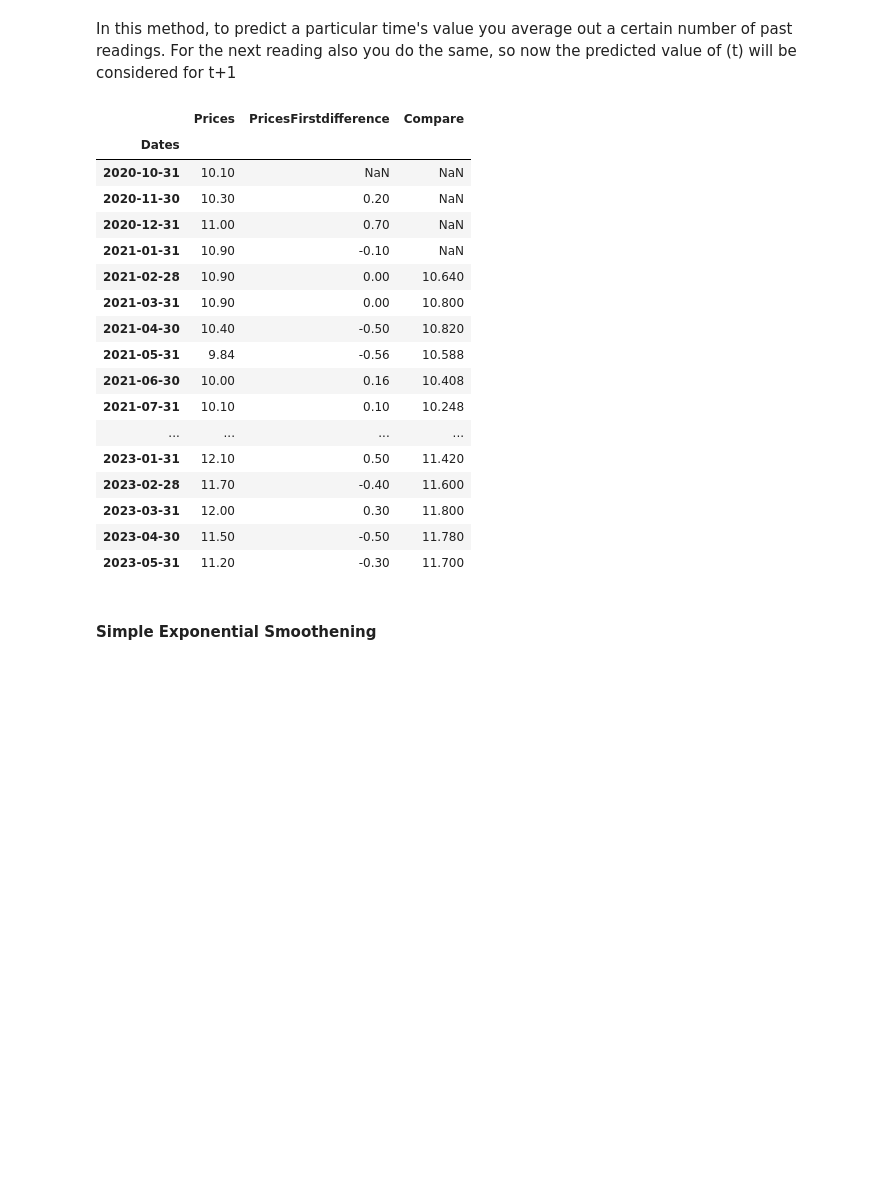
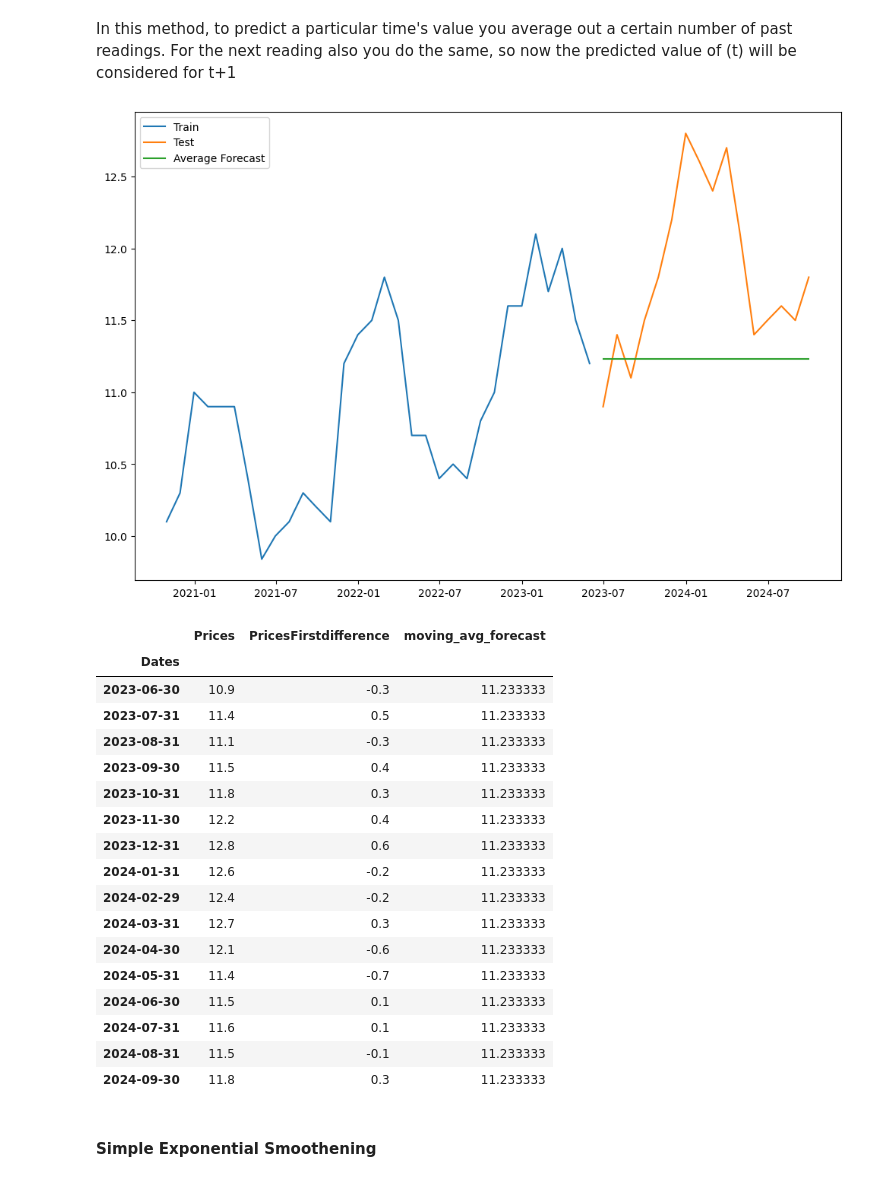
Before and after one commit to corpsedust/Python_Stuff, a Jupyter notebook: Theprojectt.ipynb, the cells around one changed output. Cells and saved outputs as stored; diff of their text form; code cells hidden in the pictures; blank space fills up the shorter version.

```diff
--- a/Theprojectt.ipynb
+++ b/Theprojectt.ipynb
@@ -478,30 +463,37 @@ print(rms)
 In this method, to predict a particular time's value you average out a certain number of past readings. For the next reading also you do the same, so now the predicted value of (t) will be considered for t+1
 # %%
 y_hat_avg = test.copy()
-y_hat_avg['moving_avg_forcast'] = train['Prices'].rolling(5).mean().iloc[-1]
+y_hat_avg['moving_avg_forecast'] = train['Prices'].rolling(12).mean().iloc[-1]
 y_hat_avg
 gg = train.copy()
-gg["Compare"] = train['Prices'].rolling(5).mean()
-gg
+gg["Compare"] = train['Prices'].rolling(12).mean()
+plt.figure(figsize = (12,8))
+plt.plot(train['Prices'], label = 'Train')
+plt.plot(test['Prices'], label = 'Test')
+plt.plot(y_hat_avg['moving_avg_forecast'], label = 'Average Forecast')
+plt.legend(loc = 'best')
+plt.show()
+y_hat_avg
 # %% [output]
+[figure, added]
-|  | Prices | PricesFirstdifference | Compare |
+|  | Prices | PricesFirstdifference | moving_avg_forecast |
 | Dates |  |  |  |
-| 2020-10-31 | 10.10 | NaN | NaN |
-| 2020-11-30 | 10.30 | 0.20 | NaN |
-| 2020-12-31 | 11.00 | 0.70 | NaN |
-| 2021-01-31 | 10.90 | -0.10 | NaN |
-| 2021-02-28 | 10.90 | 0.00 | 10.640 |
-| 2021-03-31 | 10.90 | 0.00 | 10.800 |
-| 2021-04-30 | 10.40 | -0.50 | 10.820 |
-| 2021-05-31 | 9.84 | -0.56 | 10.588 |
-| 2021-06-30 | 10.00 | 0.16 | 10.408 |
-| 2021-07-31 | 10.10 | 0.10 | 10.248 |
-| ... | ... | ... | ... |
-| 2023-01-31 | 12.10 | 0.50 | 11.420 |
-| 2023-02-28 | 11.70 | -0.40 | 11.600 |
-| 2023-03-31 | 12.00 | 0.30 | 11.800 |
-| 2023-04-30 | 11.50 | -0.50 | 11.780 |
-| 2023-05-31 | 11.20 | -0.30 | 11.700 |
+| 2023-06-30 | 10.9 | -0.3 | 11.233333 |
+| 2023-07-31 | 11.4 | 0.5 | 11.233333 |
+| 2023-08-31 | 11.1 | -0.3 | 11.233333 |
+| 2023-09-30 | 11.5 | 0.4 | 11.233333 |
+| 2023-10-31 | 11.8 | 0.3 | 11.233333 |
+| 2023-11-30 | 12.2 | 0.4 | 11.233333 |
+| 2023-12-31 | 12.8 | 0.6 | 11.233333 |
+| 2024-01-31 | 12.6 | -0.2 | 11.233333 |
+| 2024-02-29 | 12.4 | -0.2 | 11.233333 |
+| 2024-03-31 | 12.7 | 0.3 | 11.233333 |
+| 2024-04-30 | 12.1 | -0.6 | 11.233333 |
+| 2024-05-31 | 11.4 | -0.7 | 11.233333 |
+| 2024-06-30 | 11.5 | 0.1 | 11.233333 |
+| 2024-07-31 | 11.6 | 0.1 | 11.233333 |
+| 2024-08-31 | 11.5 | -0.1 | 11.233333 |
+| 2024-09-30 | 11.8 | 0.3 | 11.233333 |
 # %% [markdown]
 #### Simple Exponential Smoothening
 # %%
```
Also changed, not shown: parts of 2 cells of this notebook, 1 other file.
